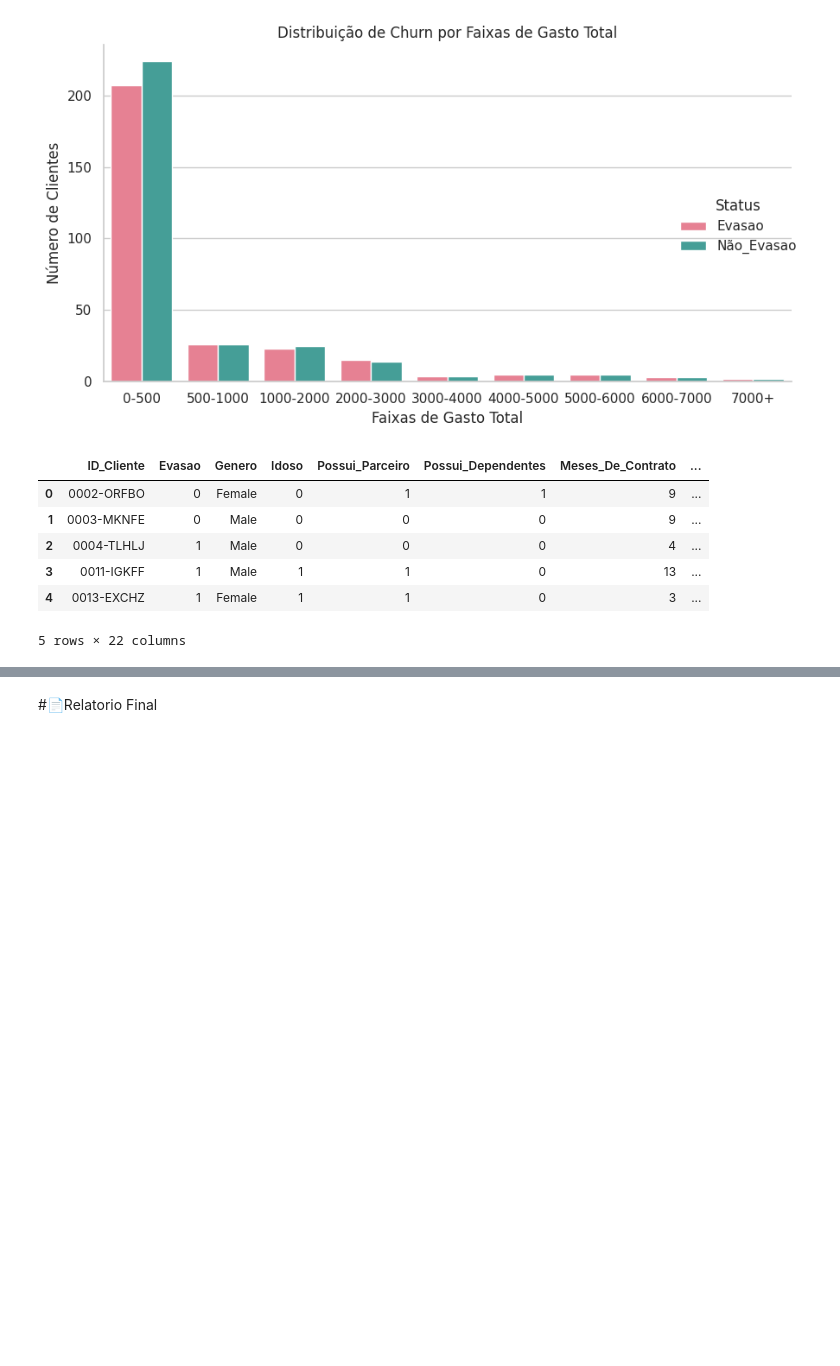
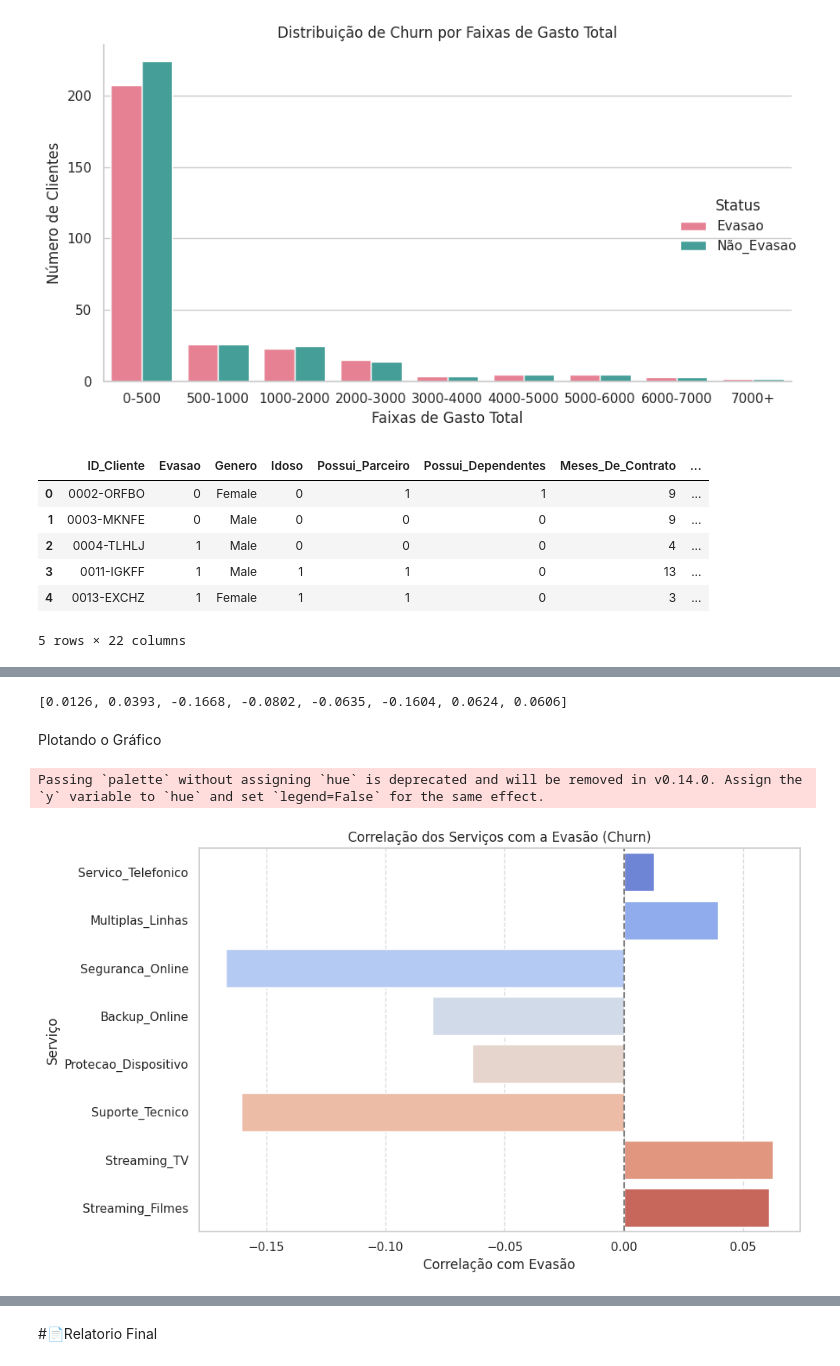
Before and after one commit to Enoque12/Analise_TelecomX_Challenge2, a Jupyter notebook: TelecomX_BR.ipynb, the cells around one changed output, grey strips where cells are left out. Cells and saved outputs as stored; diff of their text form; code cells hidden in the pictures; blank space fills up the shorter version.

```diff
--- a/TelecomX_BR.ipynb
+++ b/TelecomX_BR.ipynb
@@ -977,0 +1198,31 @@ df_novo.head()
+# %%
+df_serv_cor = df_serv_cor.reset_index()
+# %%
+listaCor = list(df_serv_cor['Evasao'])
+listaCor = [round(x, 4) for x in listaCor]
+listaCor = listaCor[1:]
+# %%
+listaCor
+# %% [output]
+[0.0126, 0.0393, -0.1668, -0.0802, -0.0635, -0.1604, 0.0624, 0.0606]
+# %%
+listaServicos = df_serv_cor.columns
+listaServicos = list(listaServicos[2:])
+# %%
+df_correlacao = pd.DataFrame({'Serviço': listaServicos, 'Correlação': listaCor})
+# %% [markdown]
+Plotando o Gráfico
+# %%
+# Plotando o gráfico de barras
+plt.figure(figsize=(10, 6))
+sns.barplot(data=df_correlacao, y='Serviço', x='Correlação', palette='coolwarm', orient='h')
+plt.title('Correlação dos Serviços com a Evasão (Churn)')
+plt.axvline(0, color='gray', linestyle='--')
+plt.xlabel('Correlação com Evasão')
+plt.ylabel('Serviço')
+plt.tight_layout()
+plt.grid(axis='x', linestyle='--', alpha=0.7)
+plt.show()
+# %% [output]
+Passing `palette` without assigning `hue` is deprecated and will be removed in v0.14.0. Assign the `y` variable to `hue` and set `legend=False` for the same effect.
+[figure, added]
```
Also changed, not shown: parts of 43 cells of this notebook.
